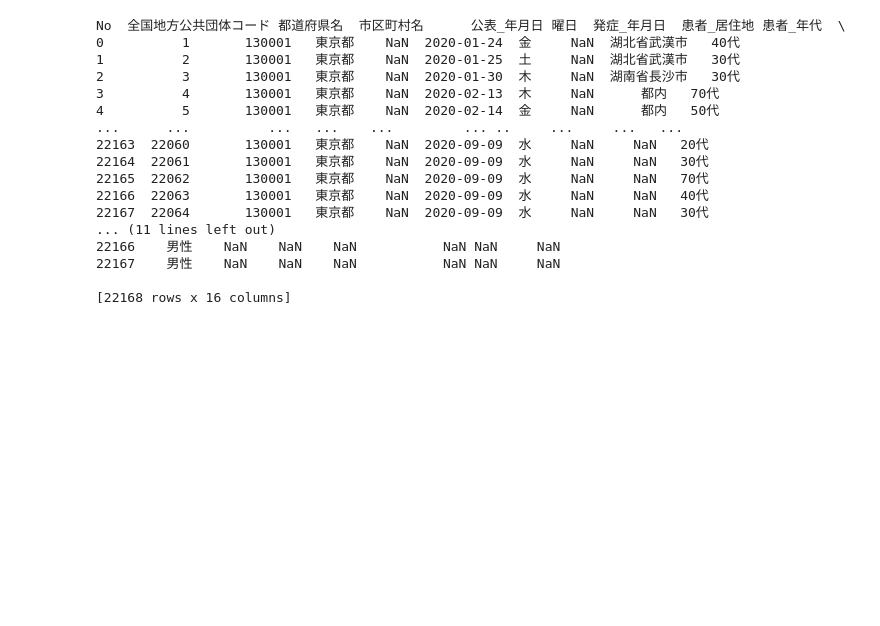
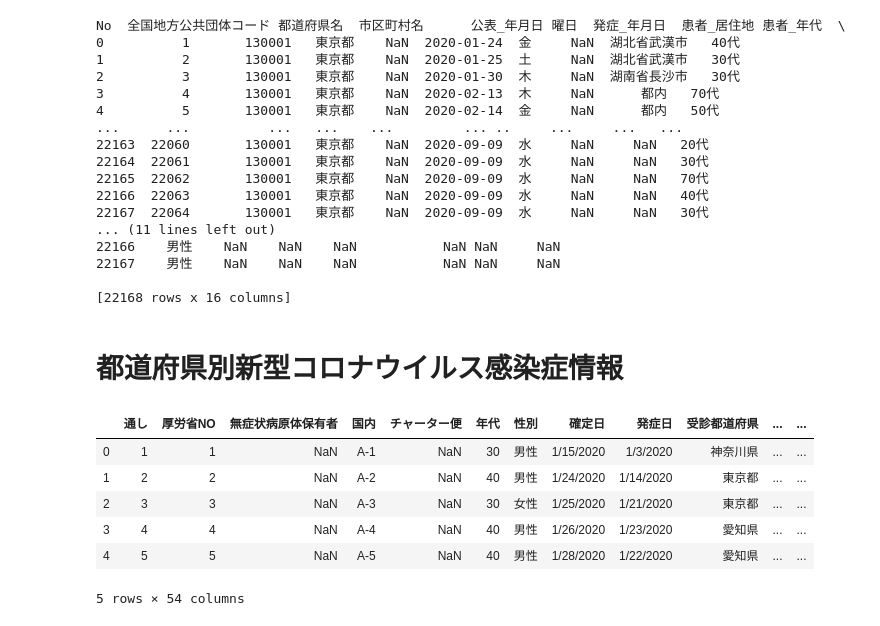
Before and after one commit to k16kgw/covid19, a Jupyter notebook: tokyo/week.ipynb, the cells around one changed output. Drawn from its saved outputs; the diff is of its cells as text; code cells hidden in the pictures; blank space fills up the shorter version.

```diff
--- a/tokyo/week.ipynb
+++ b/tokyo/week.ipynb
@@ -194,3 +196,18 @@ No  全国地方公共団体コード 都道府県名  市区町村名      公
 22167    男性    NaN    NaN    NaN           NaN NaN     NaN
 
 [22168 rows x 16 columns]
+# %% [markdown]
+# 都道府県別新型コロナウイルス感染症情報
+# %%
+# URLからデータセットを読み込む
+url = "https://dl.dropboxusercontent.com/s/6mztoeb6xf78g5w/COVID-19.csv"
+df_jj = pd.read_csv(url)
+df_jj.head()
+# %% [output]
+|  | 通し | 厚労省NO | 無症状病原体保有者 | 国内 | チャーター便 | 年代 | 性別 | 確定日 | 発症日 | 受診都道府県 | ... | ... |
+| 0 | 1 | 1 | NaN | A-1 | NaN | 30 | 男性 | 1/15/2020 | 1/3/2020 | 神奈川県 | ... | ... |
+| 1 | 2 | 2 | NaN | A-2 | NaN | 40 | 男性 | 1/24/2020 | 1/14/2020 | 東京都 | ... | ... |
+| 2 | 3 | 3 | NaN | A-3 | NaN | 30 | 女性 | 1/25/2020 | 1/21/2020 | 東京都 | ... | ... |
+| 3 | 4 | 4 | NaN | A-4 | NaN | 40 | 男性 | 1/26/2020 | 1/23/2020 | 愛知県 | ... | ... |
+| 4 | 5 | 5 | NaN | A-5 | NaN | 40 | 男性 | 1/28/2020 | 1/22/2020 | 愛知県 | ... | ... |
+5 rows × 54 columns
```
Also changed, not shown: parts of 4 cells of this notebook, 2 other files.
